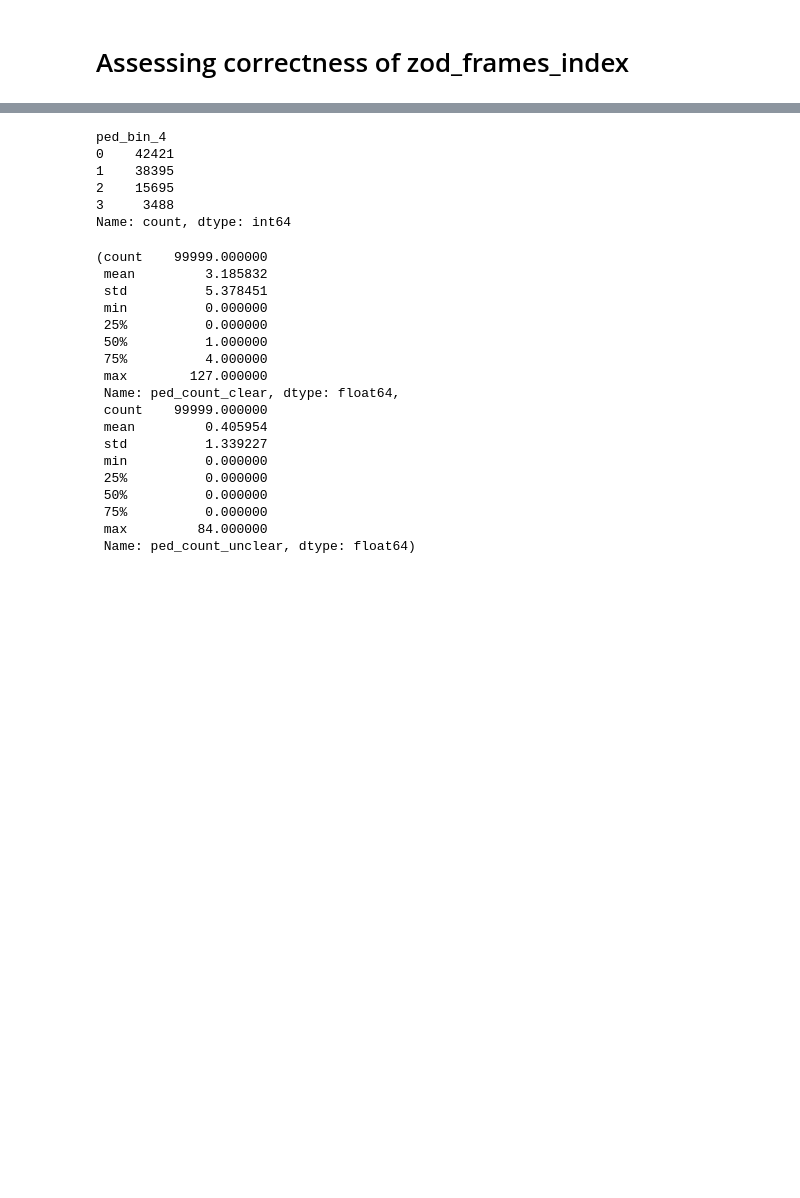
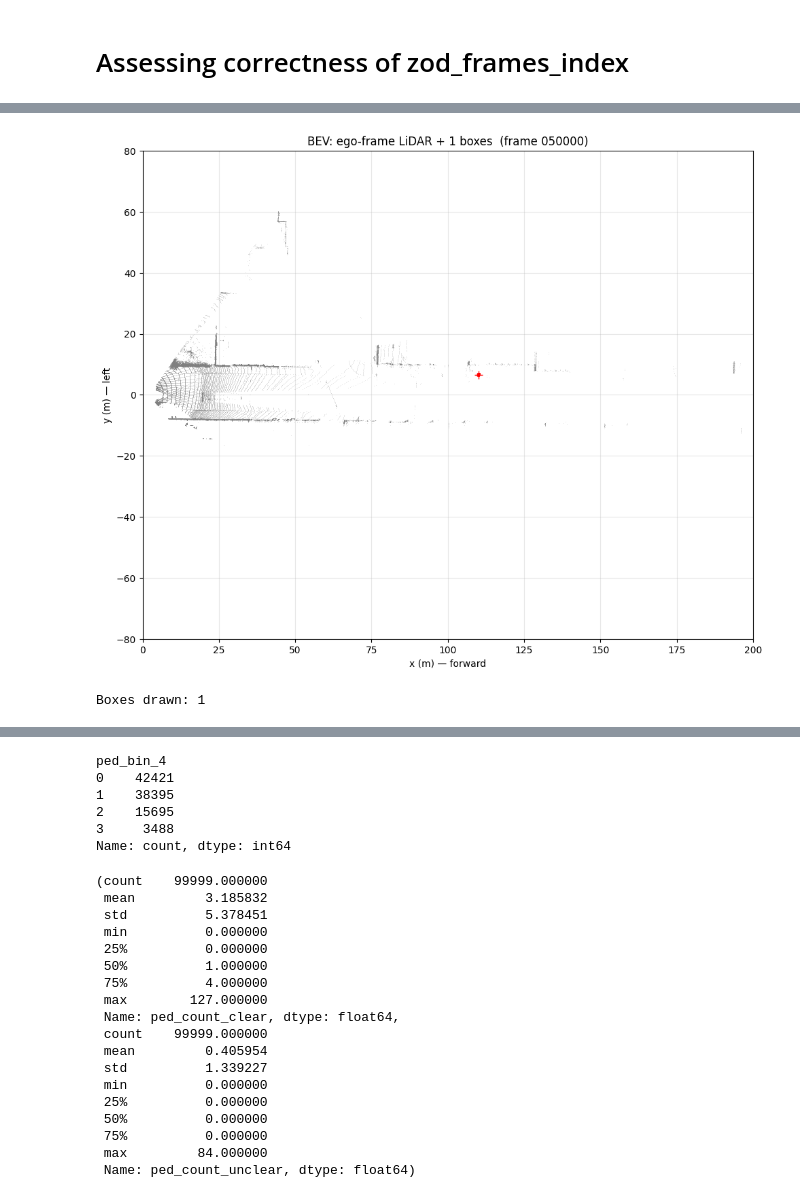
Before and after one commit to scaleoutsystems/multimodal-MoE, a Jupyter notebook: notebooks/zod_frames_index_sanity.ipynb, the cells around one changed output, grey strips where cells are left out. Saved outputs shown, nothing was run; the diff lists cells and outputs as text; code cells hidden in the pictures; blank space fills up the shorter version.

```diff
--- a/notebooks/zod_frames_index_sanity.ipynb
+++ b/notebooks/zod_frames_index_sanity.ipynb
@@ -16,0 +309,66 @@ df.shape
+# %%
+# ============================================================
+# SANITY CHECK: BEV plot of ego-frame LiDAR + pedestrian boxes
+#
+# box_3d = [x, y, z, dx, dy, dz, yaw]
+# BEV uses (x, y) in ego frame: x = forward, y = left
+# ============================================================
+
+import numpy as np
+import matplotlib.pyplot as plt
+
+
+def bev_box_corners(x, y, dx, dy, yaw):
+    hx, hy = dx / 2, dy / 2
+    corners = np.array([
+        [ hx,  hy],
+        [ hx, -hy],
+        [-hx, -hy],
+        [-hx,  hy],
+    ])
+    c, s = np.cos(yaw), np.sin(yaw)
+    R = np.array([[c, -s], [s, c]])
+    return (corners @ R.T) + np.array([x, y])
+
+
+boxes_ego = np.array(
+    [inst["box_3d"] for inst in instances],
+    dtype=np.float64,
+) if instances else np.zeros((0, 7), dtype=np.float64)
+
+x_lo, x_hi = 0.0, 200.0
+y_lo, y_hi = -80.0, 80.0
+
+mask_bev = (
+    (pts[:, 0] >= x_lo) & (pts[:, 0] < x_hi) &
+    (pts[:, 1] >= y_lo) & (pts[:, 1] < y_hi)
+)
+
+fig, ax = plt.subplots(figsize=(10, 10))
+
+ax.scatter(
+    pts[mask_bev, 0], pts[mask_bev, 1],
+    s=0.15, c="gray", alpha=0.4, linewidths=0,
+)
+
+for box in boxes_ego:
+    x, y, z, dx, dy, dz, yaw = box
+    corners = bev_box_corners(x, y, dx, dy, yaw)
+    closed = np.vstack([corners, corners[0]])
+    ax.plot(closed[:, 0], closed[:, 1], color="red", linewidth=2)
+    ax.plot(x, y, "r+", markersize=8)
+
+ax.set_xlim(x_lo, x_hi)
+ax.set_ylim(y_lo, y_hi)
+ax.set_xlabel("x (m) — forward")
+ax.set_ylabel("y (m) — left")
+ax.set_title(f"BEV: ego-frame LiDAR + {len(boxes_ego)} boxes  (frame {frame_id})")
+ax.set_aspect("equal")
+ax.grid(True, alpha=0.3)
+plt.tight_layout()
+plt.show()
+
+print(f"Boxes drawn: {len(boxes_ego)}")
+# %% [output]
+[figure, added]
+Boxes drawn: 1
```
Also changed, not shown: parts of 12 cells of this notebook, 2 other files.
